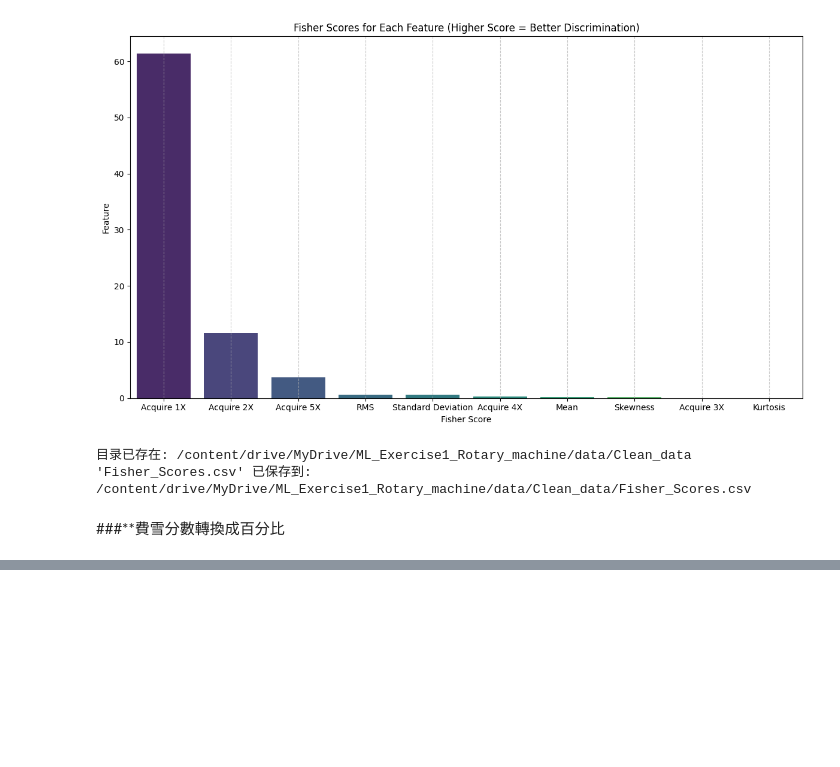
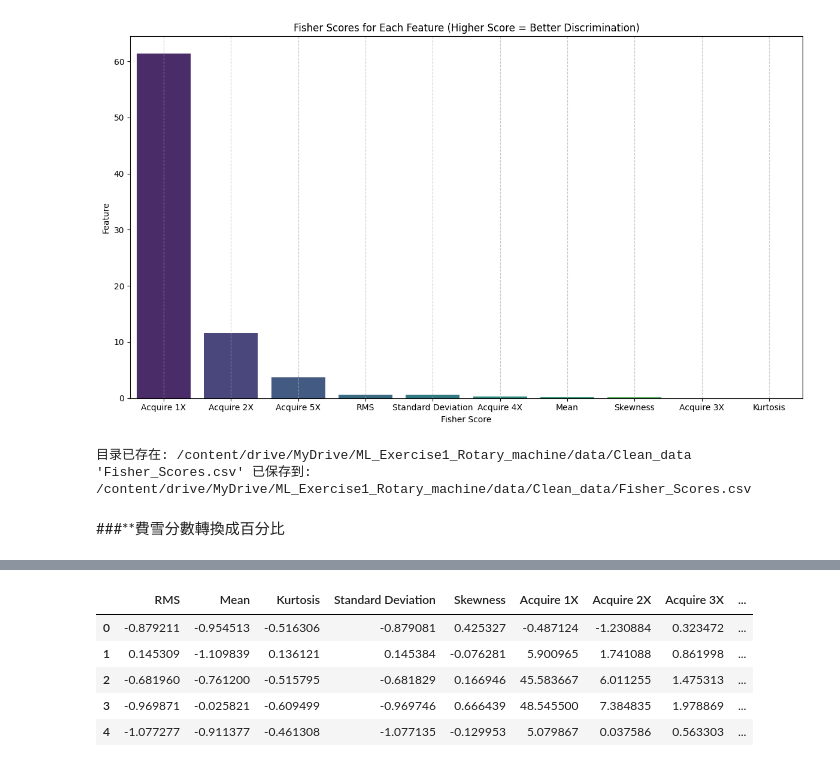
Before and after one commit to sula316/ML_Exercise1_Rotary_machine, a Jupyter notebook: ML_Exercise1_Rotary_machine_Step1_Data_Preprocessing.ipynb, the cells around one changed output, grey strips where cells are left out. Cells and saved outputs as stored; diff of their text form; code cells hidden in the pictures; blank space fills up the shorter version.

```diff
--- a/ML_Exercise1_Rotary_machine_Step1_Data_Preprocessing.ipynb
+++ b/ML_Exercise1_Rotary_machine_Step1_Data_Preprocessing.ipynb
@@ -1598,0 +1774,80 @@ plt.show()
+# %%
+import pandas as pd
+import numpy as np
+from sklearn.preprocessing import StandardScaler
+
+# --- 1. Load and Scale Feature_Testing_Vibration ---
+
+# Define paths for cleaned data
+save_directory_cleaned_data = '/content/drive/MyDrive/ML_Exercise1_Rotary_machine/data/Clean_data'
+output_path_features_healthy = os.path.join(save_directory_cleaned_data, 'Feature_Healthy_Vibration.csv')
+output_path_features_testing = os.path.join(save_directory_cleaned_data, 'Feature_Testing_Vibration.csv')
+
+# Load original healthy features to fit the scaler
+Feature_Healthy_Vibration_original = pd.read_csv(output_path_features_healthy)
+
+# Set the correct column names for Feature_Healthy_Vibration_original before fitting scaler
+new_feature_column_names = [
+    'RMS', 'Mean', 'Kurtosis', 'Standard Deviation', 'Skewness',
+    'Acquire 1X', 'Acquire 2X', 'Acquire 3X', 'Acquire 4X', 'Acquire 5X'
+]
+Feature_Healthy_Vibration_original.columns = new_feature_column_names
+
+# Initialize and fit StandardScaler on the healthy training data
+scaler_for_testing = StandardScaler()
+scaler_for_testing.fit(Feature_Healthy_Vibration_original) # Fit on the healthy data
+
+# Load raw testing features
+Feature_Testing_Vibration = pd.read_csv(output_path_features_testing)
+
+# Apply the same column names to testing features for consistency
+Feature_Testing_Vibration.columns = new_feature_column_names
+
+# Scale the testing features using the scaler fitted on healthy training data
+Feature_Testing_Vibration_scaled = pd.DataFrame(
+    scaler_for_testing.transform(Feature_Testing_Vibration),
+    columns=Feature_Testing_Vibration.columns
+)
+
+print("Scaled Feature_Testing_Vibration (first 5 rows):")
+display(Feature_Testing_Vibration_scaled.head())
+
+# --- 2. Calculate Health Value (CV) for Testing Data ---
+
+# model_configs and lr_models are assumed to be available from Fv41Rq4hI42G
+# sorted_features is also assumed to be available from previous cells
+
+# Dictionary to store the calculated Health Values
+CV_results = {}
+
+# Use the same model_configs structure as in Fv41Rq4hI42G to get feature sets
+model_configs_for_cv = {
+    'model_top_2': sorted_features[0:2],
+    'model_top_3': sorted_features[0:3],
+    'model_top_4': sorted_features[0:4],
+    'model_top_5': sorted_features[0:5]
+}
+
+for model_key, features_used in model_configs_for_cv.items():
+    # Select the features for the current model from the scaled testing data
+    X_test_subset = Feature_Testing_Vibration_scaled[features_used]
+
+    # Retrieve the trained Logistic Regression model
+    model = lr_models[model_key]
+
+    # Predict probabilities. predict_proba returns [prob_class_0, prob_class_1]
+    # Our y_train was 0 for healthy and 1 for faulty. So, prob_class_0 is 'healthy' probability.
+    health_values = model.predict_proba(X_test_subset)[:, 0]
+
+    # Store the results
+    CV_results[f'CV_{model_key.replace("model_", "")}'] = health_values
+
+print("\nCalculated Health Values (first 5 entries for each model):")
+for key, value in CV_results.items():
+    print(f"{key}: {value[:5]}")
+
+# Optionally, you can convert CV_results to a DataFrame for easier viewing
+CV_df = pd.DataFrame(CV_results)
+print("\nHealth Values DataFrame (first 5 rows):")
+display(CV_df.head())
+# %% [output]
@@ -1598,0 +1855,6 @@ plt.show()
+|  | RMS | Mean | Kurtosis | Standard Deviation | Skewness | Acquire 1X | Acquire 2X | Acquire 3X | ... |
+| 0 | -0.879211 | -0.954513 | -0.516306 | -0.879081 | 0.425327 | -0.487124 | -1.230884 | 0.323472 | ... |
+| 1 | 0.145309 | -1.109839 | 0.136121 | 0.145384 | -0.076281 | 5.900965 | 1.741088 | 0.861998 | ... |
+| 2 | -0.681960 | -0.761200 | -0.515795 | -0.681829 | 0.166946 | 45.583667 | 6.011255 | 1.475313 | ... |
+| 3 | -0.969871 | -0.025821 | -0.609499 | -0.969746 | 0.666439 | 48.545500 | 7.384835 | 1.978869 | ... |
+| 4 | -1.077277 | -0.911377 | -0.461308 | -1.077135 | -0.129953 | 5.079867 | 0.037586 | 0.563303 | ... |
```
Also changed, not shown: parts of 12 cells of this notebook.
